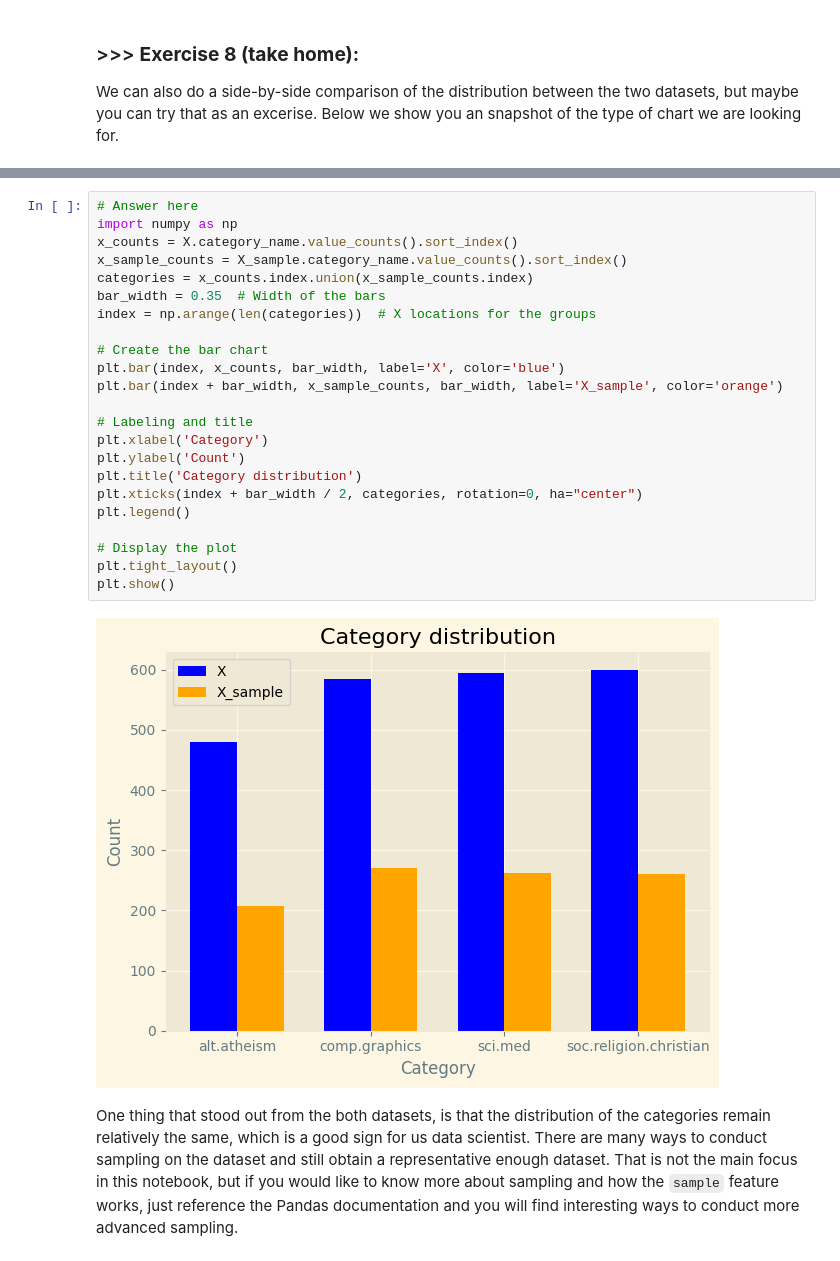
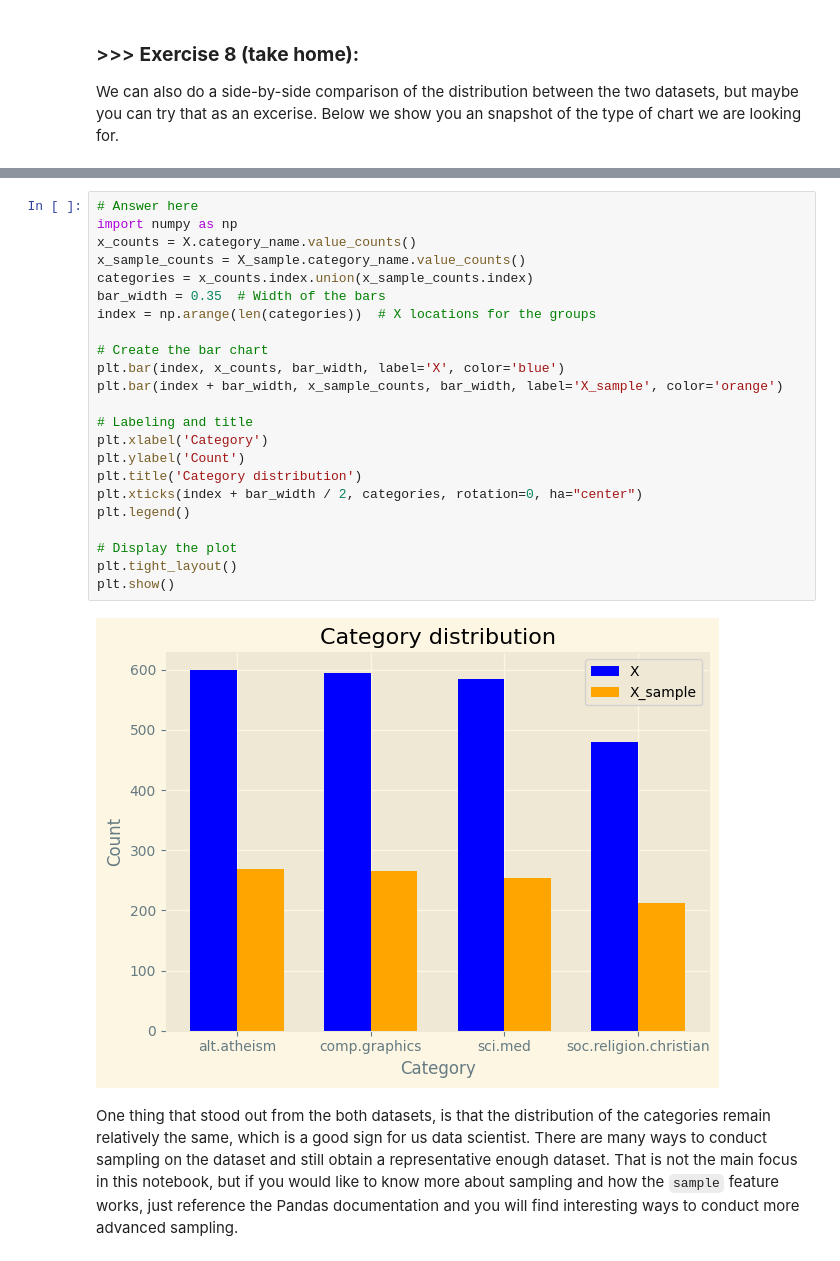
Before and after one commit to alan0502/DMLab1, a Jupyter notebook: DM2024-Lab1-Master/DM2024-Lab1-Master.ipynb, the cells around one changed output, grey strips where cells are left out. Drawn from its saved outputs; the diff is of its cells as text.

```diff
--- a/DM2024-Lab1-Master/DM2024-Lab1-Master.ipynb
+++ b/DM2024-Lab1-Master/DM2024-Lab1-Master.ipynb
@@ -789,28 +792,28 @@ We can also do a side-by-side comparison of the distribution between the two dat
 # %%
 # Answer here
 import numpy as np
-x_counts = X.category_name.value_counts().sort_index()
-x_sample_counts = X_sample.category_name.value_counts().sort_index()
+x_counts = X.category_name.value_counts()
+x_sample_counts = X_sample.category_name.value_counts()
 categories = x_counts.index.union(x_sample_counts.index)
 bar_width = 0.35  # Width of the bars
 index = np.arange(len(categories))  # X locations for the groups
 
 # Create the bar chart
 plt.bar(index, x_counts, bar_width, label='X', color='blue')
 plt.bar(index + bar_width, x_sample_counts, bar_width, label='X_sample', color='orange')
 
 # Labeling and title
 plt.xlabel('Category')
 plt.ylabel('Count')
 plt.title('Category distribution')
 plt.xticks(index + bar_width / 2, categories, rotation=0, ha="center")
 plt.legend()
 
 # Display the plot
 plt.tight_layout()
 plt.show()
 # %% [output]
-[figure, old version]
+[figure, new version]
 # %% [markdown]
 One thing that stood out from the both datasets, is that the distribution of the categories remain relatively the same, which is a good sign for us data scientist. There are many ways to conduct sampling on the dataset and still obtain a representative enough dataset. That is not the main focus in this notebook, but if you would like to know more about sampling and how the `sample` feature works, just reference the Pandas documentation and you will find interesting ways to conduct more advanced sampling.
 # %% [markdown]
```
Also changed, not shown: parts of 22 cells of this notebook.
